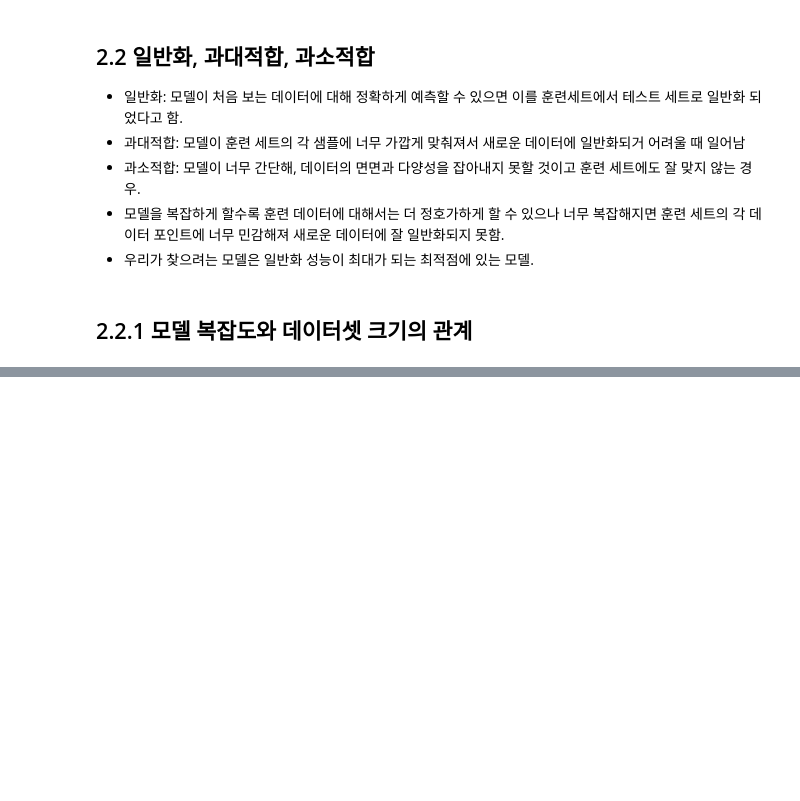
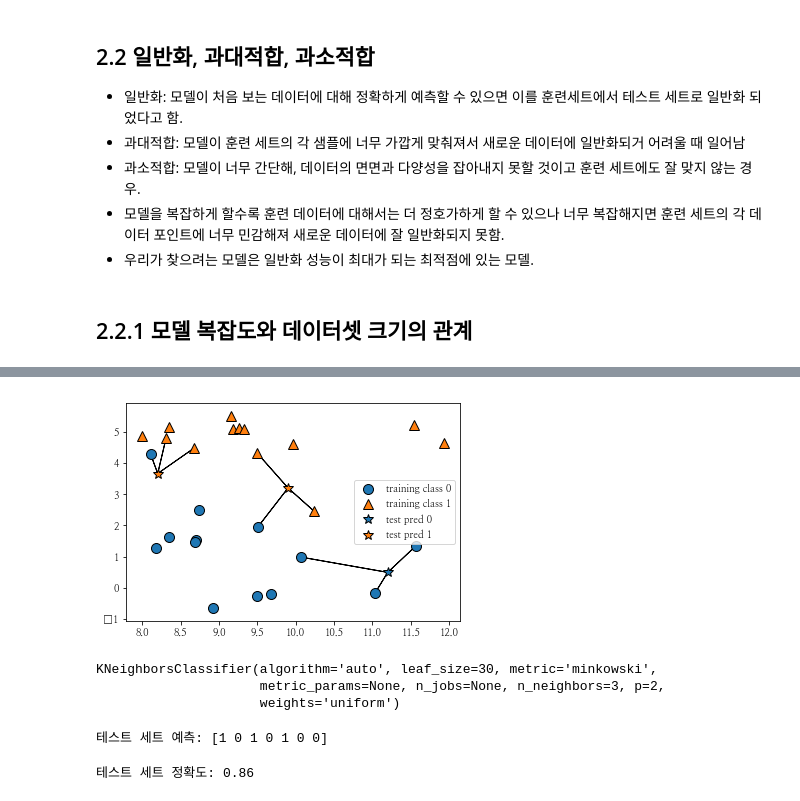
Before and after one commit to jihyunjeongme/data-science, a Jupyter notebook: [2장_지도_학습]_파이썬_라이브러리를_활용한_머신러닝_ipynb.ipynb, the cells around one changed output, grey strips where cells are left out. Drawn from its saved outputs; the diff is of its cells as text; code cells hidden in the pictures; blank space fills up the shorter version.

```diff
--- a/[2장_지도_학습]_파이썬_라이브러리를_활용한_머신러닝_ipynb.ipynb
+++ b/[2장_지도_학습]_파이썬_라이브러리를_활용한_머신러닝_ipynb.ipynb
@@ -27,0 +212,6 @@
+# %%
+# 다음은 세 개의 최근접 이웃을 사용하는 예
+
+mglearn.plots.plot_knn_classification(n_neighbors=3)
+# %% [output]
+[figure, added]
@@ -27,0 +234,21 @@
+# %%
+# 이제 훈련 세트를 사용하여 분류 모델을 학습시킵니다.
+# KNeighborsClassifier에서의 학습은 예측할 떄 이웃을 찾을 수 있도록 데이터를 저장하는 것
+clf.fit(X_train, y_train)
+# %% [output]
+KNeighborsClassifier(algorithm='auto', leaf_size=30, metric='minkowski',
+                     metric_params=None, n_jobs=None, n_neighbors=3, p=2,
+                     weights='uniform')
+# %%
+# 테스트 데이터에 대해 predict 메서드를 호출해서 예측합니다.
+# 테스트 세트의 각 데이터 포인트에 대해 훈련 세트에서 가장 가까운 이웃을 계산한 다음 가장 많은 클래스를 찾습니다.
+
+print("테스트 세트 예측:", clf.predict(X_test))
+# %% [output]
+테스트 세트 예측: [1 0 1 0 1 0 0]
+# %%
+# 모델이 얼마나 잘 일반화 되었는지 평가하기 위해 score 메서드에 테스트 데이터와 테스트 레이블을 넣어 호출
+
+print("테스트 세트 정확도: {:.2f}".format(clf.score(X_test,y_test)))
+# %% [output]
+테스트 세트 정확도: 0.86
```
Also changed, not shown: parts of 76 cells of this notebook.
